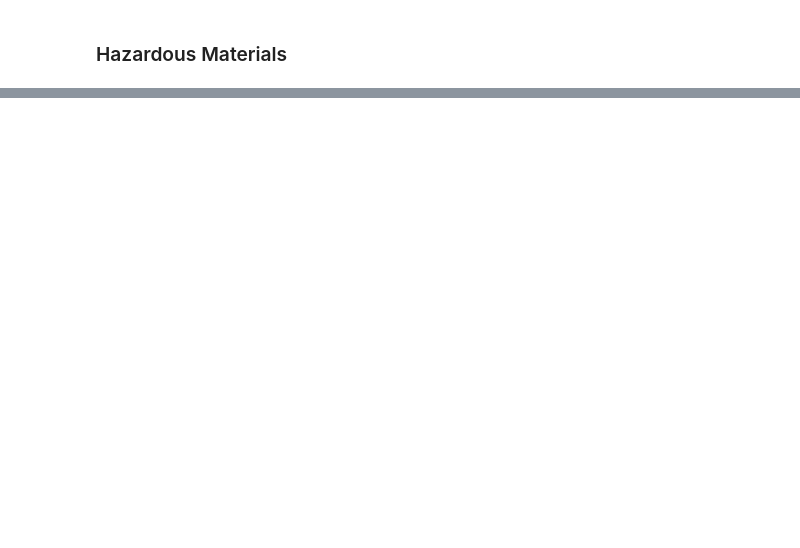
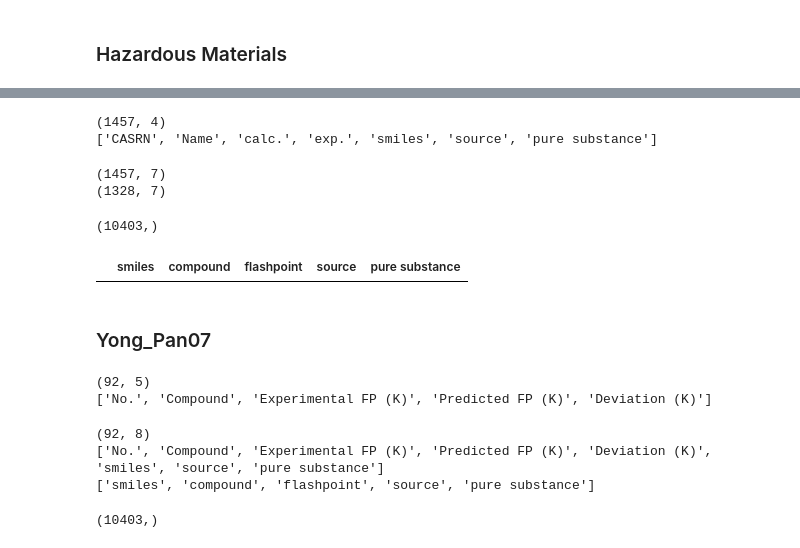
Before and after one commit to nkrakauer/moleprop, a Jupyter notebook: notebooks/Integrated Dataset First Copy.ipynb, the cells around one changed output, grey strips where cells are left out. Drawn from its saved outputs; the diff is of its cells as text; code cells hidden in the pictures; blank space fills up the shorter version.

```diff
--- a/notebooks/Integrated Dataset First Copy.ipynb
+++ b/notebooks/Integrated Dataset First Copy.ipynb
@@ -279,0 +305,17 @@ print(no_dups.shape)
+# %%
+didier14 = pd.read_csv('../data/didier14.csv')
+didier14.dropna(inplace=True)
+print(didier14.shape)
+didier14['smiles'] = didier14['Name'].apply(get_smiles)
+didier14['source'] = 'didier14'
+didier14['pure substance'] = 1
+print(list(didier14))
+# %% [output]
+(1457, 4)
+['CASRN', 'Name', 'calc.', 'exp.', 'smiles', 'source', 'pure substance']
+# %%
+didier14.dropna(inplace=True)
+print(didier14.shape)
+# %% [output]
+(1457, 7)
+(1328, 7)
@@ -279,0 +326,34 @@ print(no_dups.shape)
+# %%
+frames = [integrated_data, didier14]
+integrated_data = pd.concat(frames)
+integrated_data['smiles'].unique().shape
+# %% [output]
+(10403,)
+# %%
+smi = Chem.MolToSmiles(Chem.MolFromSmiles('ClC(C)CCC(C)C'))
+#result[result['smiles'] == smi]
+# %%
+combined[combined['smiles'] == smi]
+# %% [output]
+|  | smiles | compound | flashpoint | source | pure substance |
+# %% [markdown]
+### Yong_Pan07
+# %%
+pan07 = pd.read_csv('../data/yong_pan07.csv')
+print(pan07.shape)
+print(list(pan07))
+# %% [output]
+(92, 5)
+['No.', 'Compound', 'Experimental FP (K)', 'Predicted FP (K)', 'Deviation (K)']
+# %%
+pan07['smiles'] = pan07['Compound'].apply(get_smiles)
+pan07.dropna(inplace=True)
+print(pan07.shape)
+pan07['source'] = 'pan07'
+pan07['pure substance'] = 1
+print(list(pan07))
+print(list(integrated_data))
+# %% [output]
+(92, 8)
+['No.', 'Compound', 'Experimental FP (K)', 'Predicted FP (K)', 'Deviation (K)', 'smiles', 'source', 'pure substance']
+['smiles', 'compound', 'flashpoint', 'source', 'pure substance']
@@ -279,0 +364,6 @@ print(no_dups.shape)
+# %%
+frames = [integrated_data, pan07]
+integrated_data = pd.concat(frames)
+integrated_data['smiles'].unique().shape
+# %% [output]
+(10403,)
```
Also changed, not shown: parts of 52 cells of this notebook, 2 other files.
